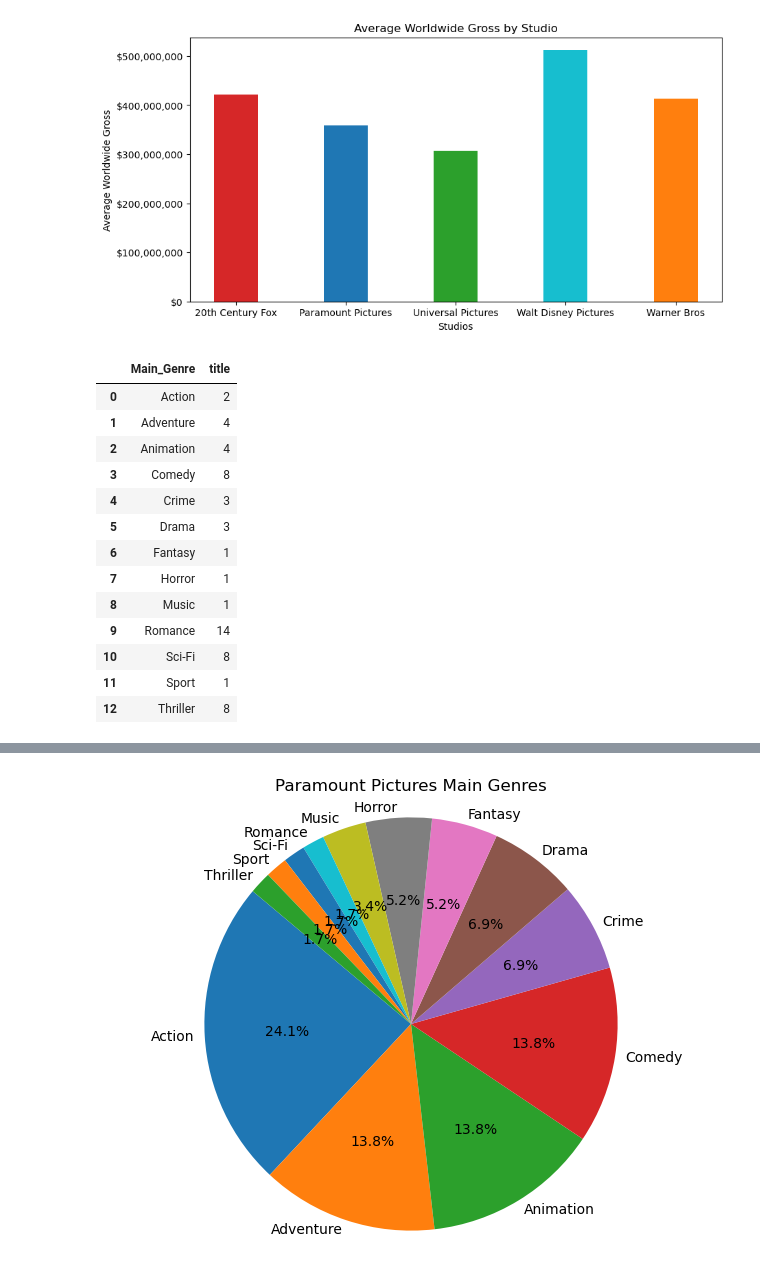
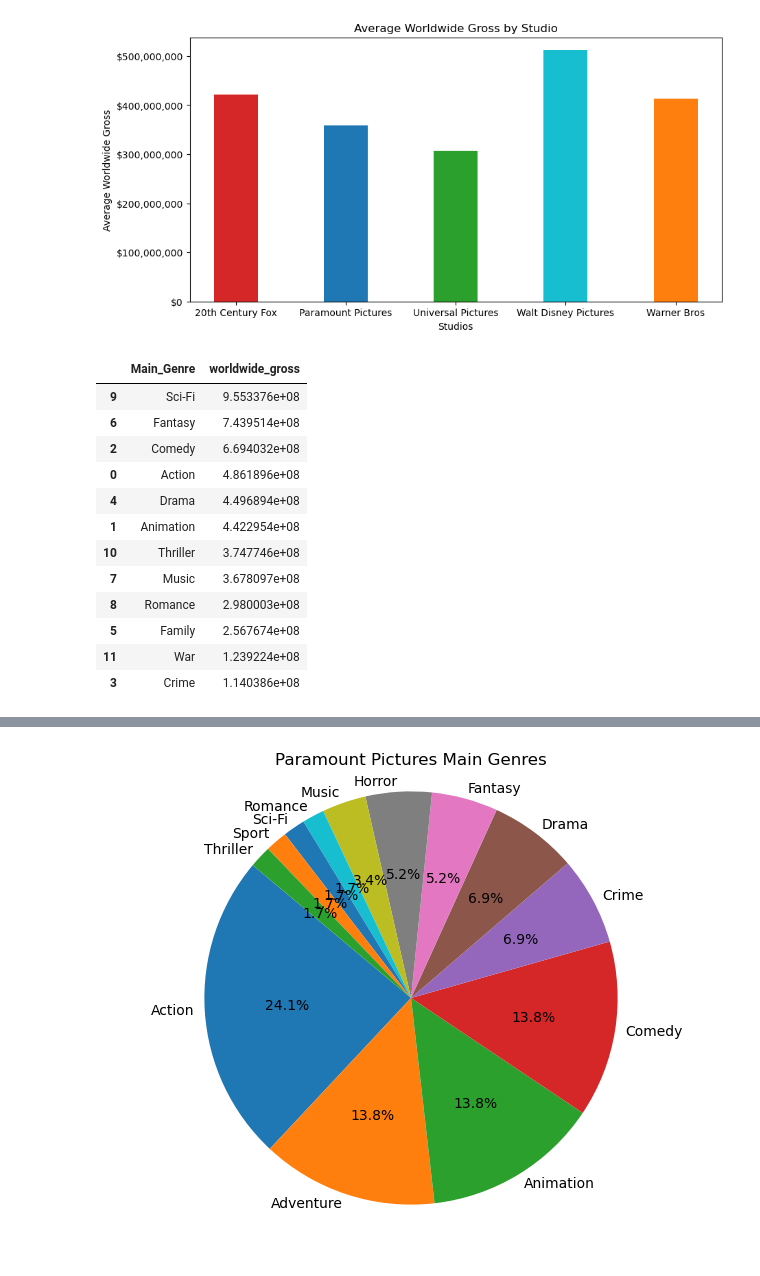
Before and after one commit to skutlick/project-01, a Jupyter notebook: blockbusters.ipynb, the cells around one changed output, grey strips where cells are left out. Drawn from its saved outputs; the diff is of its cells as text; code cells hidden in the pictures.

```diff
--- a/blockbusters.ipynb
+++ b/blockbusters.ipynb
@@ -78,26 +113,40 @@ plt.show()
 # %% [output]
 [figure]
 # %%
-# get the count of Main_Genre by the studio
+# create dataframes of Main_Genre for each of the top 5 movie studios
+
 fox_genre_df = studios_df.loc[df['studio'] == '20th Century Fox']
 fox_genre_df = fox_genre_df.groupby('Main_Genre', as_index=False)['title'].count()
-fox_genre_df
 
 paramount_genre_df = studios_df.loc[df['studio'] == 'Paramount Pictures']
 paramount_genre_df = paramount_genre_df.groupby('Main_Genre', as_index=False)['title'].count()
-paramount_genre_df
+
+universal_genre_df = studios_df.loc[df['studio'] == 'Universal Pictures']
+universal_genre_df = universal_genre_df.groupby('Main_Genre', as_index=False)['title'].count()
+
+disney_genre_df = studios_df.loc[df['studio'] == 'Walt Disney Pictures']
+disney_genre_df = disney_genre_df.groupby('Main_Genre', as_index=False)['worldwide_gross'].mean()
+disney_sorted_df = disney_genre_df.sort_values('worldwide_gross', ascending=False)
+
+warner_genre_df = studios_df.loc[df['studio'] == 'Warner Bros']
+warner_genre_df = warner_genre_df.groupby('Main_Genre', as_index=False)['title'].count()
+
+#fox_genre_df
+#paramount_genre_df
+#universal_genre_df
+disney_sorted_df
+#warner_genre_df
 # %% [output]
-|  | Main_Genre | title |
-| 0 | Action | 2 |
-| 1 | Adventure | 4 |
-| 2 | Animation | 4 |
-| 3 | Comedy | 8 |
-| 4 | Crime | 3 |
-| 5 | Drama | 3 |
-| 6 | Fantasy | 1 |
-| 7 | Horror | 1 |
-| 8 | Music | 1 |
-| 9 | Romance | 14 |
-| 10 | Sci-Fi | 8 |
-| 11 | Sport | 1 |
-| 12 | Thriller | 8 |
+|  | Main_Genre | worldwide_gross |
+| 9 | Sci-Fi | 9.553376e+08 |
+| 6 | Fantasy | 7.439514e+08 |
+| 2 | Comedy | 6.694032e+08 |
+| 0 | Action | 4.861896e+08 |
+| 4 | Drama | 4.496894e+08 |
+| 1 | Animation | 4.422954e+08 |
+| 10 | Thriller | 3.747746e+08 |
+| 7 | Music | 3.678097e+08 |
+| 8 | Romance | 2.980003e+08 |
+| 5 | Family | 2.567674e+08 |
+| 11 | War | 1.239224e+08 |
+| 3 | Crime | 1.140386e+08 |
```
Also changed, not shown: parts of 13 cells of this notebook, 13 other files.
